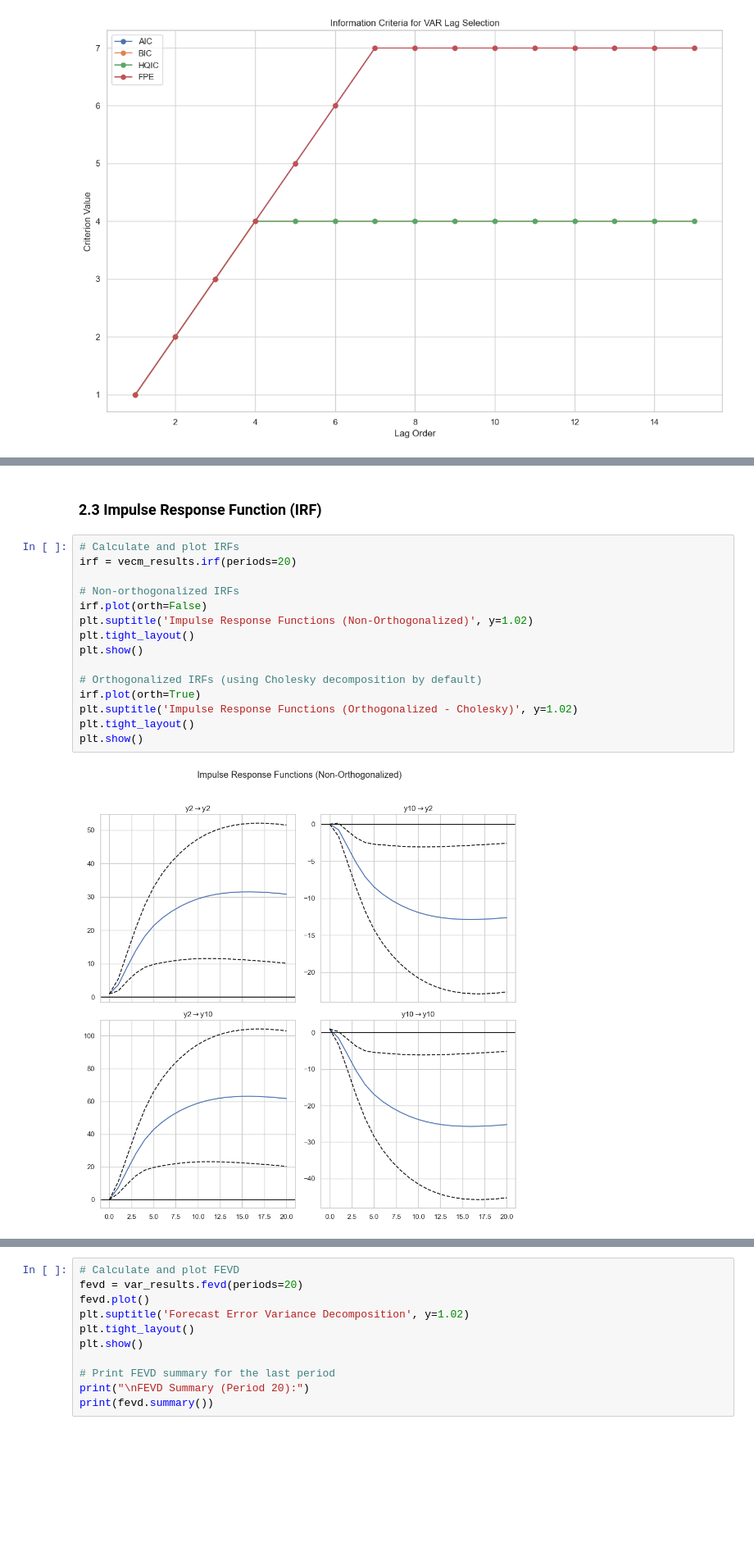
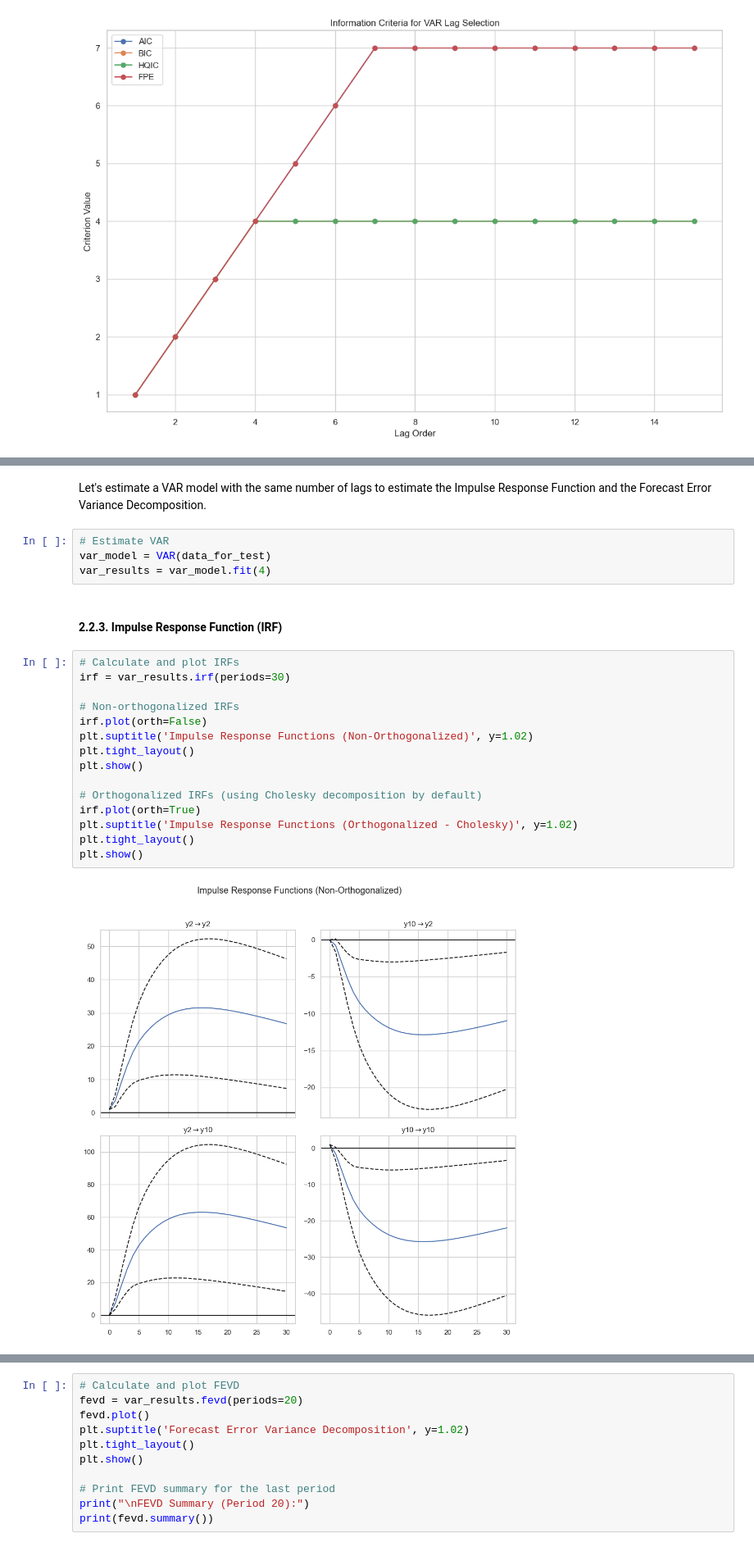
Before and after one commit to isidromoroso/TSA_project, a Jupyter notebook: TSA_project.ipynb, the cells around one changed output, grey strips where cells are left out. Shown at 82% size. Cells and saved outputs as stored; diff of their text form; blank space fills up the shorter version.

```diff
--- a/TSA_project.ipynb
+++ b/TSA_project.ipynb
@@ -587,19 +684,25 @@ Adjustment Coefficients (alpha) from VECM results:
+# %% [markdown]
+Let's estimate a VAR model with the same number of lags to estimate the Impulse Response Function and the Forecast Error Variance Decomposition.
+# %%
+# Estimate VAR
+var_model = VAR(data_for_test)
+var_results = var_model.fit(4)
 # %% [markdown]
-### 2.3 Impulse Response Function (IRF)
+#### 2.2.3. Impulse Response Function (IRF)
 # %%
 # Calculate and plot IRFs
-irf = vecm_results.irf(periods=20)
+irf = var_results.irf(periods=30)
 
 # Non-orthogonalized IRFs
 irf.plot(orth=False)
 plt.suptitle('Impulse Response Functions (Non-Orthogonalized)', y=1.02)
 plt.tight_layout()
 plt.show()
 
 # Orthogonalized IRFs (using Cholesky decomposition by default)
 irf.plot(orth=True)
 plt.suptitle('Impulse Response Functions (Orthogonalized - Cholesky)', y=1.02)
 plt.tight_layout()
 plt.show()
 # %% [output]
-[figure, old version]
+[figure, new version]
```
Also changed, not shown: parts of 83 cells of this notebook.
